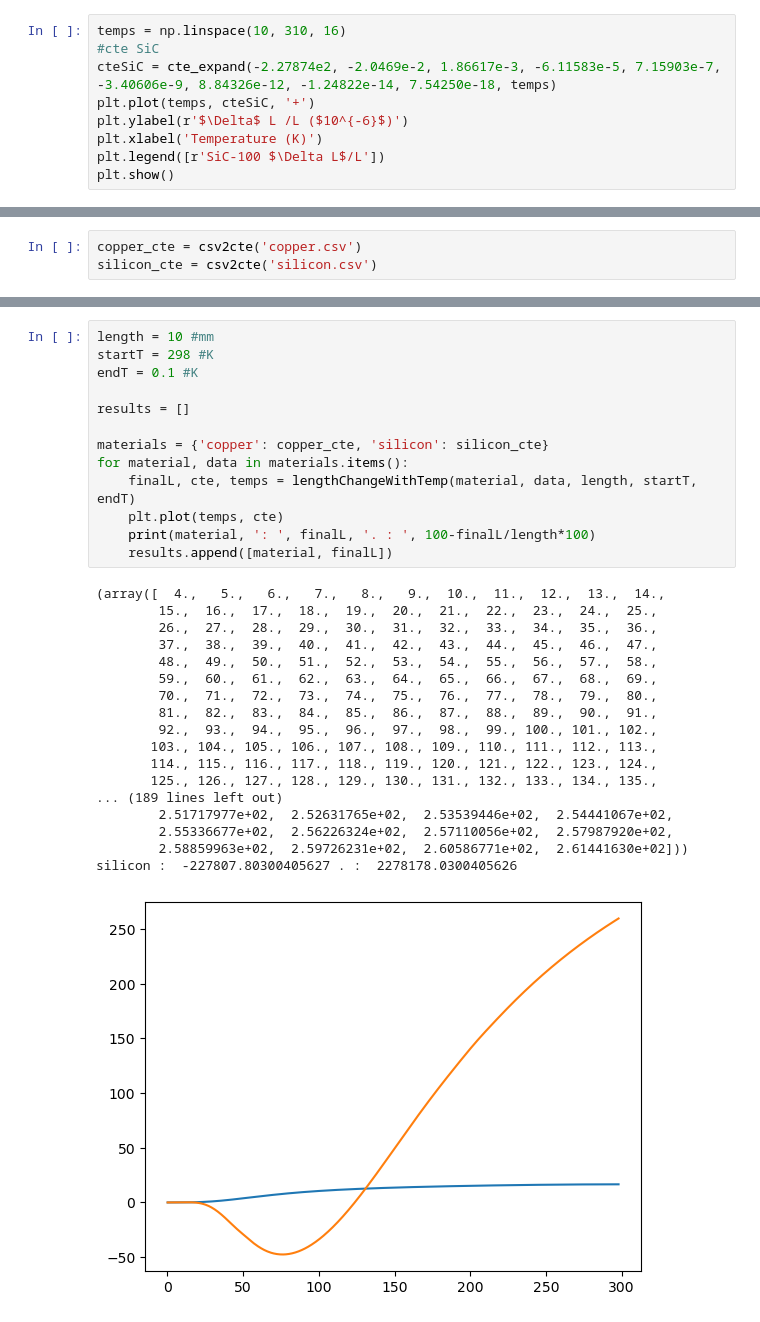
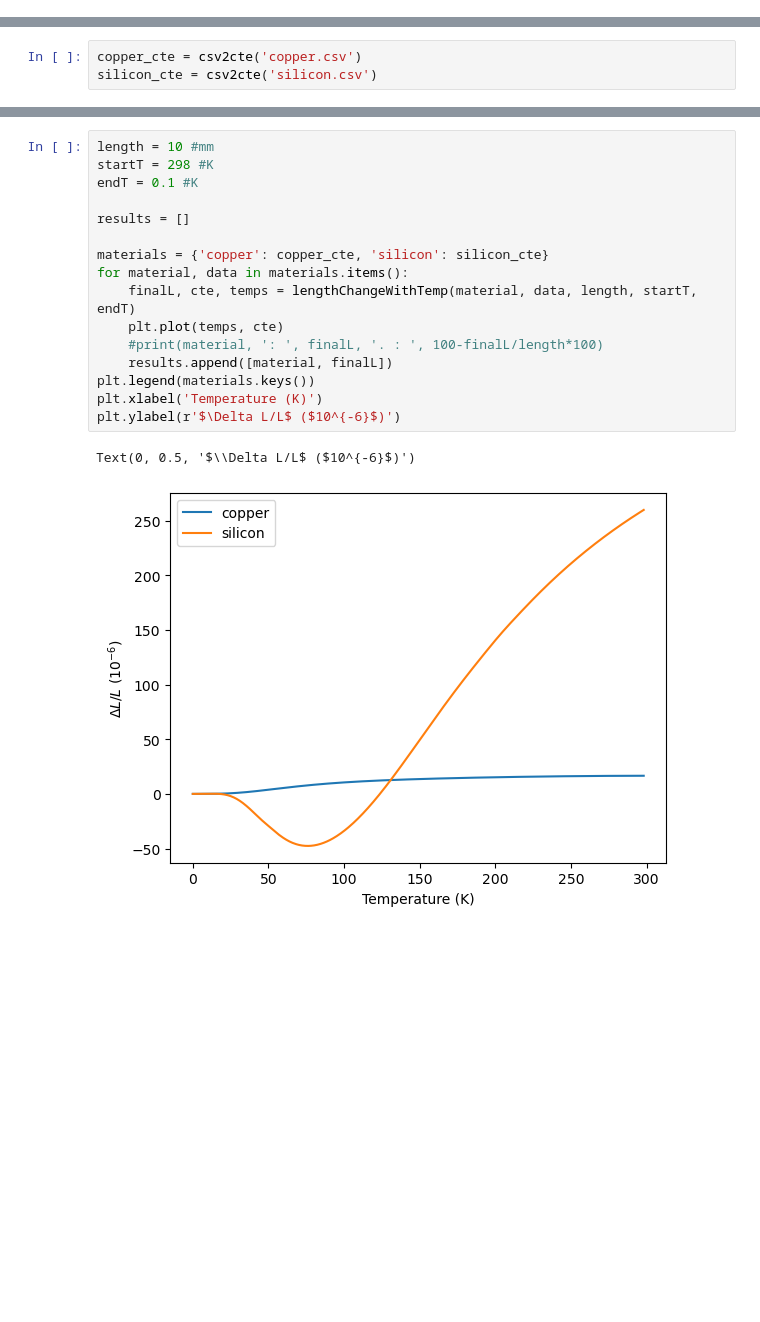
Before and after one commit to rw588/ETH-Simulations, a Jupyter notebook: TempCoeff/tempCoeff.ipynb, the cells around one changed output, grey strips where cells are left out. Cells and saved outputs as stored; diff of their text form; blank space fills up the shorter version.

```diff
--- a/TempCoeff/tempCoeff.ipynb
+++ b/TempCoeff/tempCoeff.ipynb
@@ -68,9 +54,0 @@ def cte_expand(a, b, c, d, e, f, g, h, i, temp):
-# %%
-temps = np.linspace(10, 310, 16)
-#cte SiC
-cteSiC = cte_expand(-2.27874e2, -2.0469e-2, 1.86617e-3, -6.11583e-5, 7.15903e-7, -3.40606e-9, 8.84326e-12, -1.24822e-14, 7.54250e-18, temps)
-plt.plot(temps, cteSiC, '+')
-plt.ylabel(r'$\Delta$ L /L ($10^{-6}$)')
-plt.xlabel('Temperature (K)')
-plt.legend([r'SiC-100 $\Delta L$/L'])
-plt.show()
@@ -139,32 +103,19 @@ def lengthChangeWithTemp(material, cte_data, initL, startT, endT):
 # %%
 length = 10 #mm
 startT = 298 #K
 endT = 0.1 #K
 
 results = []
 
 materials = {'copper': copper_cte, 'silicon': silicon_cte}
 for material, data in materials.items():
     finalL, cte, temps = lengthChangeWithTemp(material, data, length, startT, endT)
     plt.plot(temps, cte)
-    print(material, ': ', finalL, '. : ', 100-finalL/length*100)
+    #print(material, ': ', finalL, '. : ', 100-finalL/length*100)
     results.append([material, finalL])
+plt.legend(materials.keys())
+plt.xlabel('Temperature (K)')
+plt.ylabel(r'$\Delta L/L$ ($10^{-6}$)')
 # %% [output]
-(array([  4.,   5.,   6.,   7.,   8.,   9.,  10.,  11.,  12.,  13.,  14.,
-        15.,  16.,  17.,  18.,  19.,  20.,  21.,  22.,  23.,  24.,  25.,
-        26.,  27.,  28.,  29.,  30.,  31.,  32.,  33.,  34.,  35.,  36.,
-        37.,  38.,  39.,  40.,  41.,  42.,  43.,  44.,  45.,  46.,  47.,
-        48.,  49.,  50.,  51.,  52.,  53.,  54.,  55.,  56.,  57.,  58.,
-        59.,  60.,  61.,  62.,  63.,  64.,  65.,  66.,  67.,  68.,  69.,
-        70.,  71.,  72.,  73.,  74.,  75.,  76.,  77.,  78.,  79.,  80.,
-        81.,  82.,  83.,  84.,  85.,  86.,  87.,  88.,  89.,  90.,  91.,
-        92.,  93.,  94.,  95.,  96.,  97.,  98.,  99., 100., 101., 102.,
-       103., 104., 105., 106., 107., 108., 109., 110., 111., 112., 113.,
-       114., 115., 116., 117., 118., 119., 120., 121., 122., 123., 124.,
-       125., 126., 127., 128., 129., 130., 131., 132., 133., 134., 135.,
-... (189 lines left out)
-        2.51717977e+02,  2.52631765e+02,  2.53539446e+02,  2.54441067e+02,
-        2.55336677e+02,  2.56226324e+02,  2.57110056e+02,  2.57987920e+02,
-        2.58859963e+02,  2.59726231e+02,  2.60586771e+02,  2.61441630e+02]))
-silicon :  -227807.80300405627 . :  2278178.0300405626
+Text(0, 0.5, '$\\Delta L/L$ ($10^{-6}$)')
-[figure, old version]
+[figure, new version]
```
Also changed, not shown: parts of 10 cells of this notebook.
